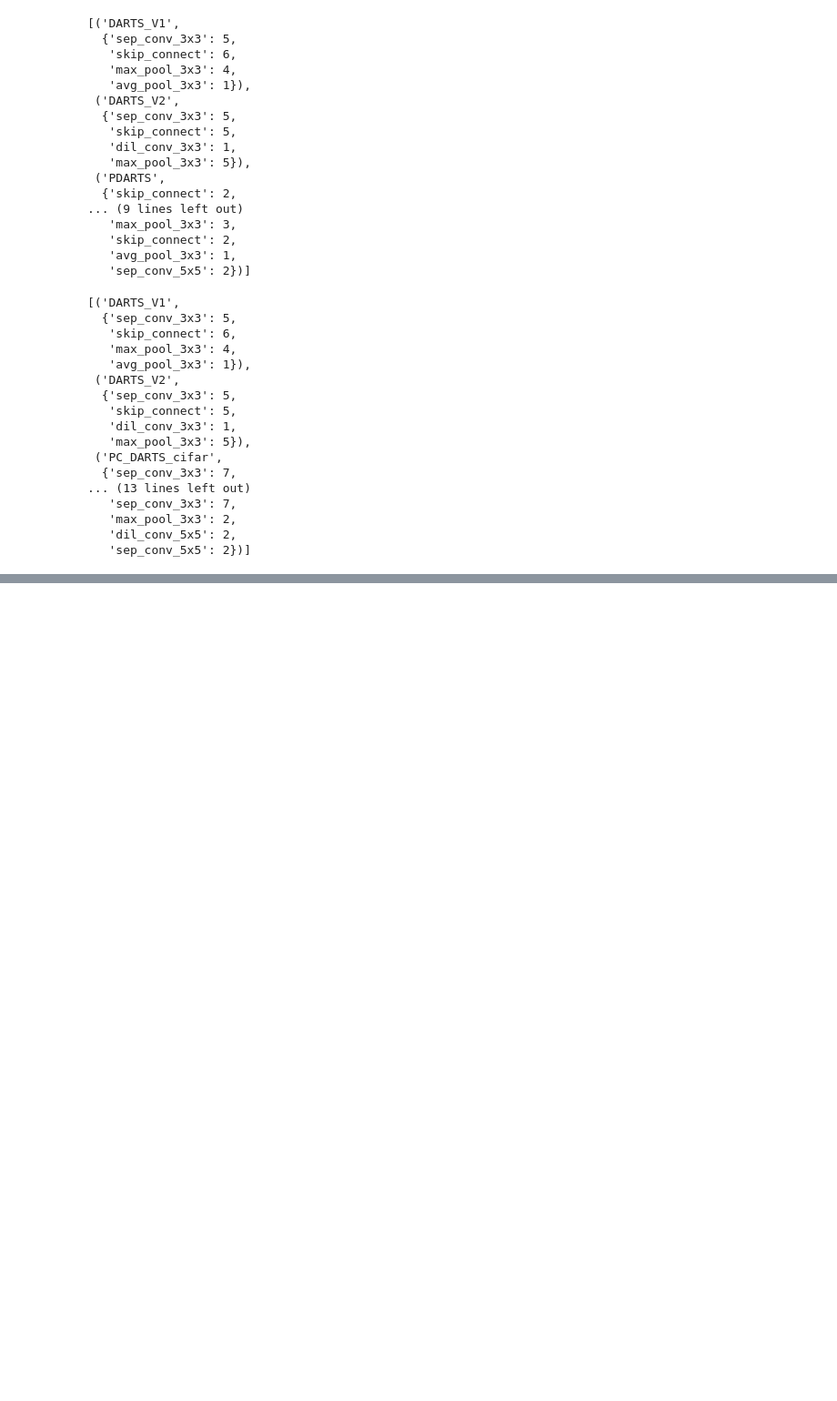
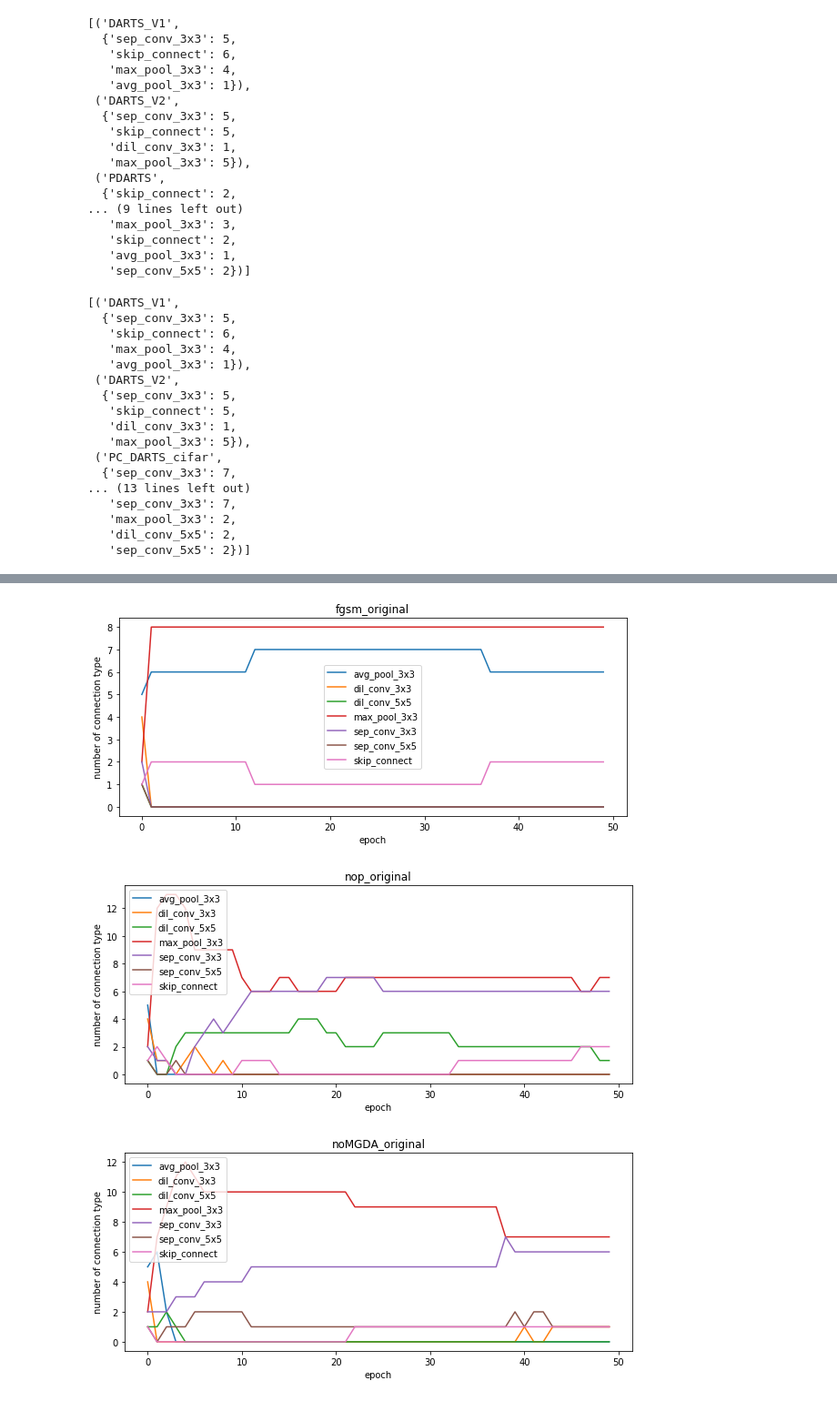
Before and after one commit to yuezhixiong/NAS-Benchmark, a Jupyter notebook: plot_log.ipynb, the cells around one changed output, grey strips where cells are left out. Shown: that part at 91% size. Cells and saved outputs as stored; diff of their text form; code cells hidden in the pictures; blank space fills up the shorter version.

```diff
--- a/plot_log.ipynb
+++ b/plot_log.ipynb
@@ -123,0 +189,10 @@ true
+# %%
+plot_epoch_geno("/home/yuezx/NAS-Benchmark/DARTS_LBJ/fgsm_original/log.txt", 'fgsm_original')
+
+plot_epoch_geno("/home/yuezx/NAS-Benchmark/DARTS_LBJ/nop_original/log.txt", 'nop_original')
+
+plot_epoch_geno("/home/yuezx/NAS-Benchmark/DARTS_LBJ/noMGDA_original/log.txt", 'noMGDA_original')
+# %% [output]
+[figure, added]
+[figure, added]
+[figure, added]
```
Also changed, not shown: parts of 6 cells of this notebook, 19 other files.
